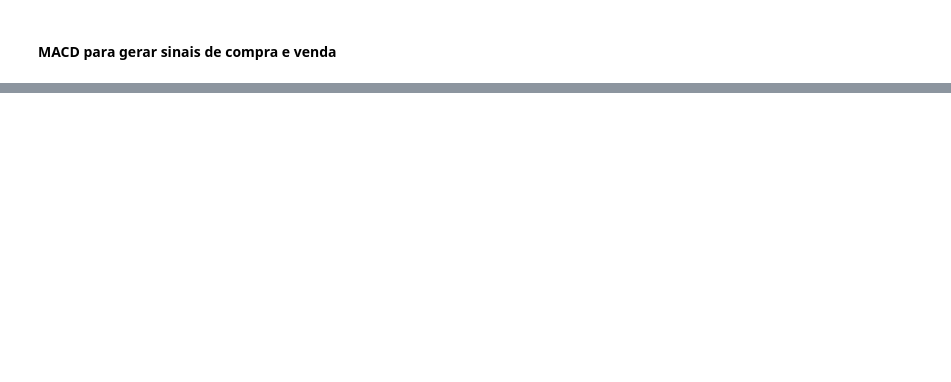
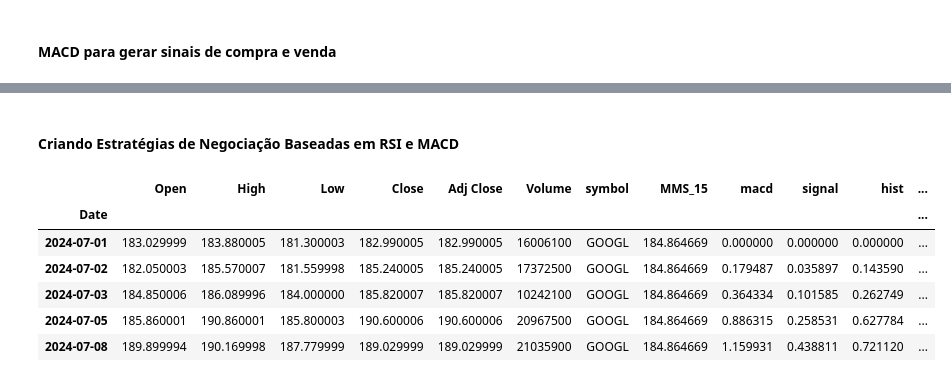
Before and after one commit to AndersonDeFaro/Estudos-Alura-Pyhton, a Jupyter notebook: 99-Generative_AI/mercado_financeiro/1_0_ConsumirAPI.ipynb, the cells around one changed output, grey strips where cells are left out. Drawn from its saved outputs; the diff is of its cells as text; code cells hidden in the pictures; blank space fills up the shorter version.

```diff
--- a/99-Generative_AI/mercado_financeiro/1_0_ConsumirAPI.ipynb
+++ b/99-Generative_AI/mercado_financeiro/1_0_ConsumirAPI.ipynb
@@ -365,0 +431,12 @@ plt.show()
+# %% [markdown]
+#### Criando Estratégias de Negociação Baseadas em RSI e MACD
+# %%
+data.head()
+# %% [output]
+|  | Open | High | Low | Close | Adj Close | Volume | symbol | MMS_15 | macd | signal | hist | ... |
+| Date |  |  |  |  |  |  |  |  |  |  |  | ... |
+| 2024-07-01 | 183.029999 | 183.880005 | 181.300003 | 182.990005 | 182.990005 | 16006100 | GOOGL | 184.864669 | 0.000000 | 0.000000 | 0.000000 | ... |
+| 2024-07-02 | 182.050003 | 185.570007 | 181.559998 | 185.240005 | 185.240005 | 17372500 | GOOGL | 184.864669 | 0.179487 | 0.035897 | 0.143590 | ... |
+| 2024-07-03 | 184.850006 | 186.089996 | 184.000000 | 185.820007 | 185.820007 | 10242100 | GOOGL | 184.864669 | 0.364334 | 0.101585 | 0.262749 | ... |
+| 2024-07-05 | 185.860001 | 190.860001 | 185.800003 | 190.600006 | 190.600006 | 20967500 | GOOGL | 184.864669 | 0.886315 | 0.258531 | 0.627784 | ... |
+| 2024-07-08 | 189.899994 | 190.169998 | 187.779999 | 189.029999 | 189.029999 | 21035900 | GOOGL | 184.864669 | 1.159931 | 0.438811 | 0.721120 | ... |
```
Also changed, not shown: parts of 12 cells of this notebook, 1 other file.
